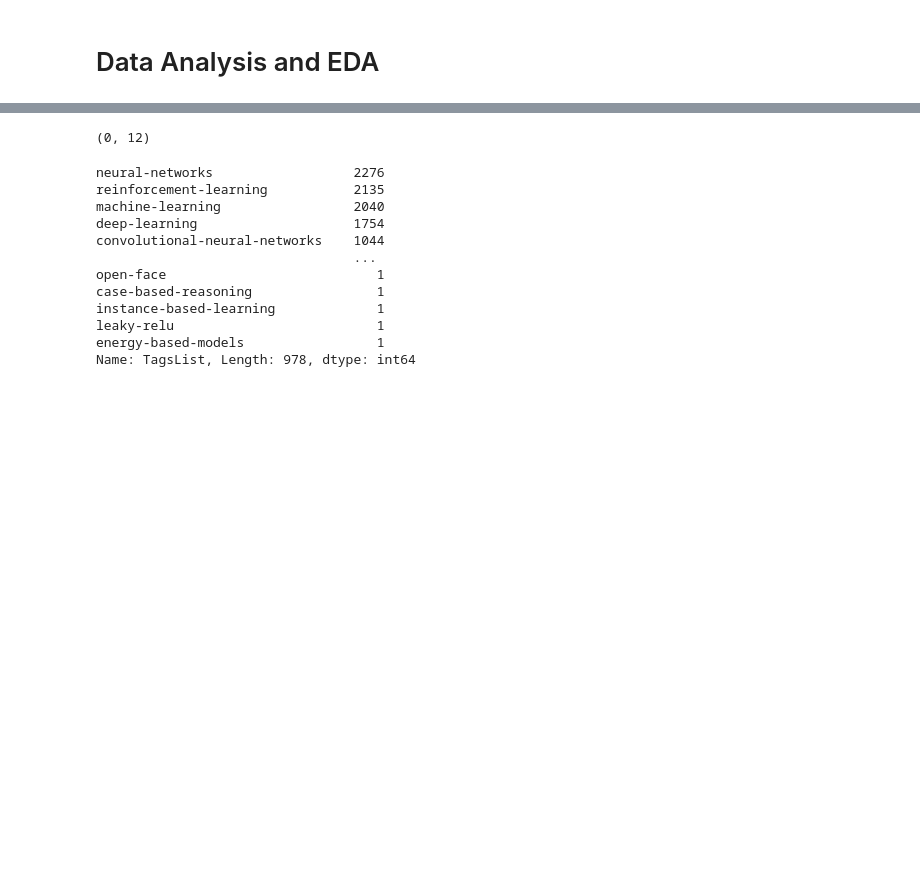
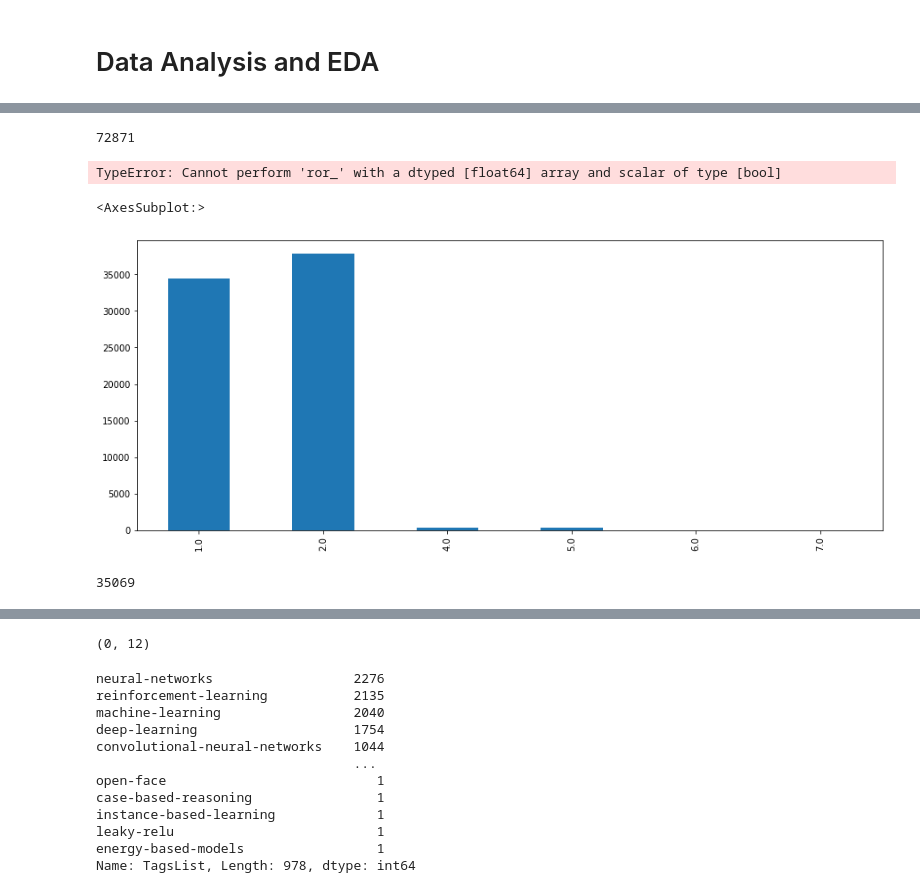
Before and after one commit to muccijacopo/nlp-semantic-search, a Jupyter notebook: notebooks/EDA.ipynb, the cells around one changed output, grey strips where cells are left out. Drawn from its saved outputs; the diff is of its cells as text; code cells hidden in the pictures; blank space fills up the shorter version.

```diff
--- a/notebooks/EDA.ipynb
+++ b/notebooks/EDA.ipynb
@@ -10,4 +8,4 @@ Error:
 # %%
-df = pd.read_csv('./data/stackechange_csv/datascience.stackexchange.com-posts.csv', sep=',')
+df = pd.read_csv('../data/stackechange_csv/datascience.stackexchange.com-posts.csv', sep=',')
 df.dtypes
 # %% [output]
@@ -14,0 +54,17 @@ NameError: name 'pd' is not defined
+# %%
+df['Id'].count()
+# %% [output]
+72871
+# %%
+df2 = df[(df['PostTypeId'] == 1.0 | df['PostTypeId'] == 2.0)]
+# %% [output]
+TypeError: Cannot perform 'ror_' with a dtyped [float64] array and scalar of type [bool]
+# %%
+df['PostTypeId'].value_counts().sort_index().plot(kind='bar', figsize=(15, 6))
+# %% [output]
+<AxesSubplot:>
+[figure, added]
+# %%
+df['ParentId'].isna().sum()
+# %% [output]
+35069
```
Also changed, not shown: parts of 17 cells of this notebook, 1 other file.
